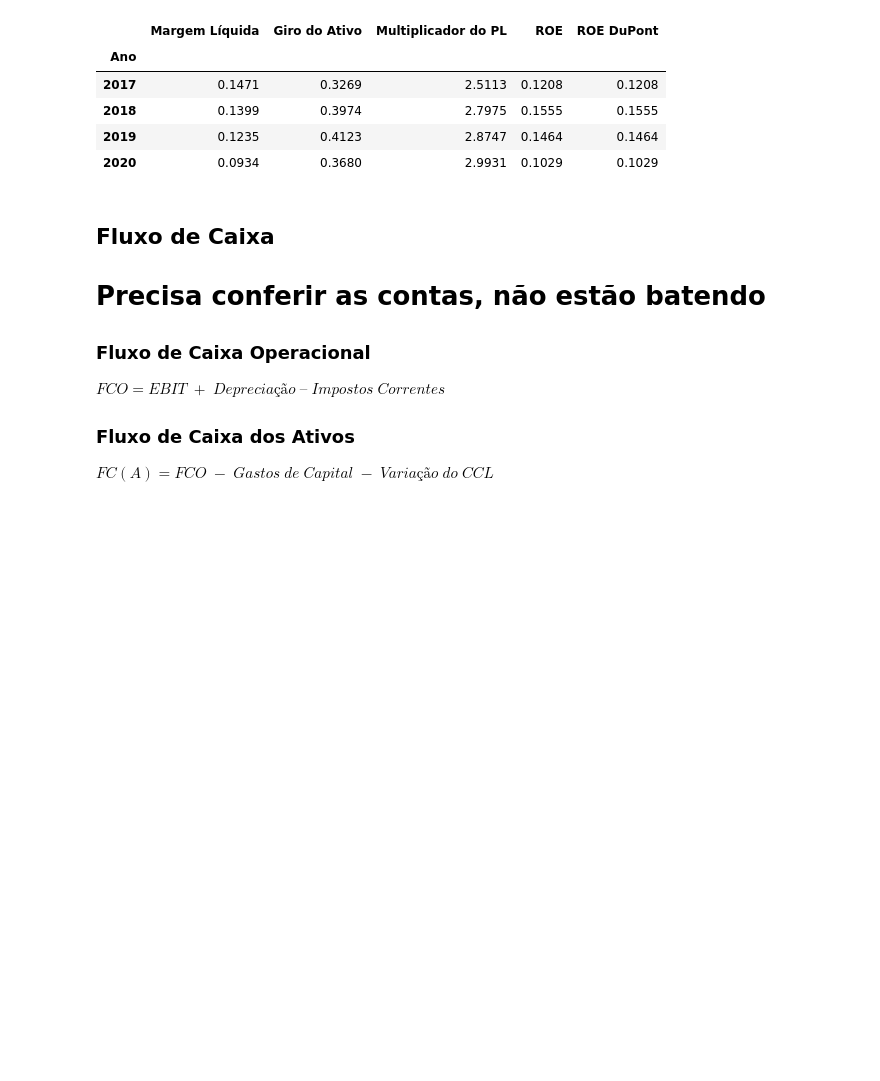
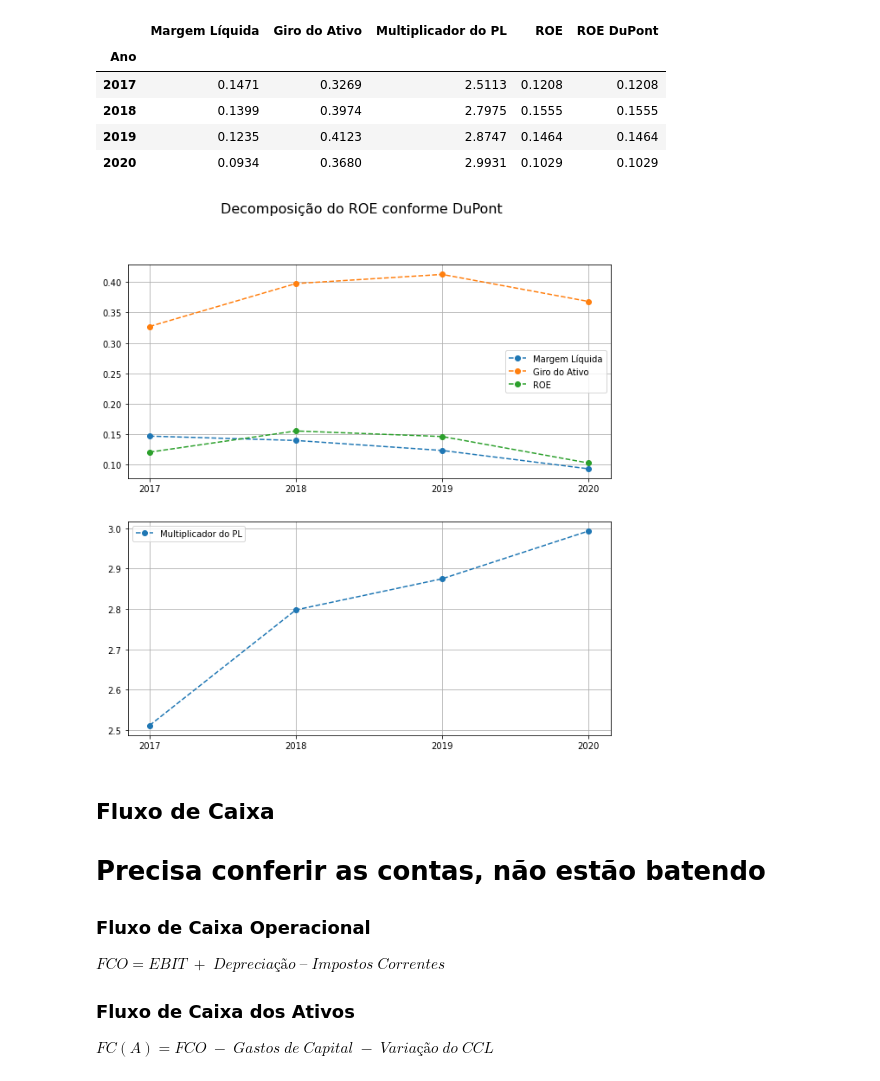
Before and after one commit to pedrotramos/Analise-MRV, a Jupyter notebook: APS.ipynb, the cells around one changed output. Cells and saved outputs as stored; diff of their text form; code cells hidden in the pictures; blank space fills up the shorter version.

Commit message:
Analise DuPont

```diff
--- a/APS.ipynb
+++ b/APS.ipynb
@@ -440,6 +440,22 @@ duPont.round(4)
 | 2018 | 0.1399 | 0.3974 | 2.7975 | 0.1555 | 0.1555 |
 | 2019 | 0.1235 | 0.4123 | 2.8747 | 0.1464 | 0.1464 |
 | 2020 | 0.0934 | 0.3680 | 2.9931 | 0.1029 | 0.1029 |
+# %%
+fig, (ax1, ax2) = plt.subplots(nrows=2, ncols=1, figsize=(10, 10))
+ax1.plot(years, margemLiquida, 'o--', label="Margem Líquida")
+ax1.plot(years, giroAtivoTotal, 'o--', label="Giro do Ativo")
+ax1.plot(years, ROE, 'o--', label="ROE")
+ax1.set_xticks(years)
+ax1.grid(True)
+ax1.legend()
+ax2.plot(years, multPatrimonioLiq, 'o--', label="Multiplicador do PL")
+ax2.set_xticks(years)
+ax2.grid(True)
+ax2.legend()
+fig.suptitle('Decomposição do ROE conforme DuPont', size=16)
+plt.show()
+# %% [output]
+[figure, added]
 # %%
 mergeAllMetrics([duPont.round(4)]).to_excel(writer, sheet_name="Analise DuPont")
 writer.save()
```
Also changed, not shown: 4 other files.
